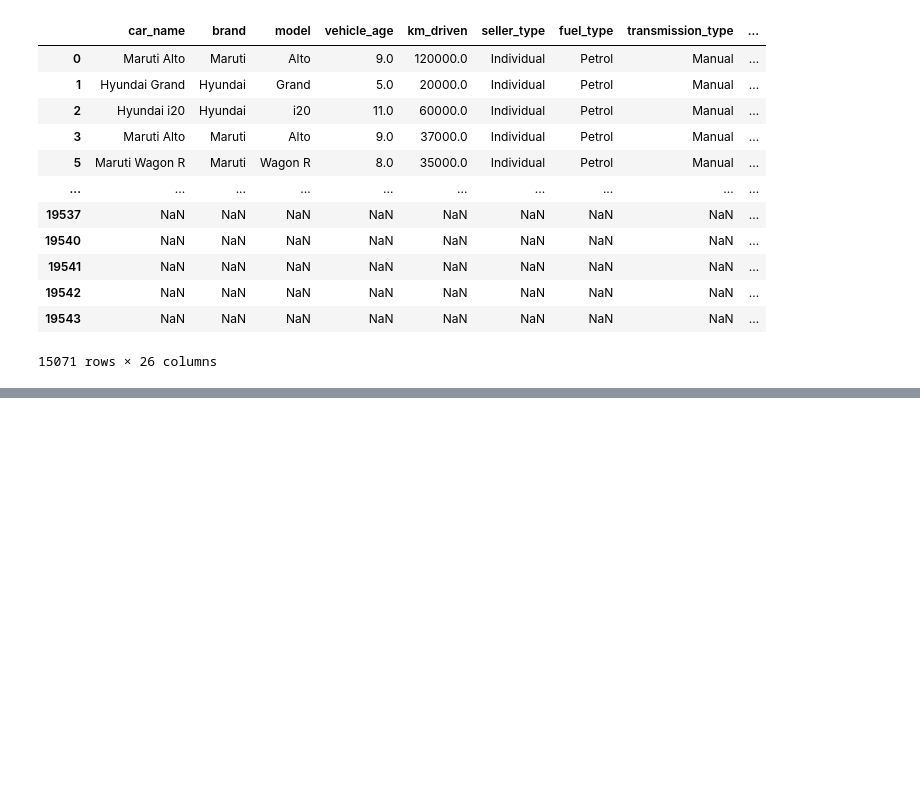
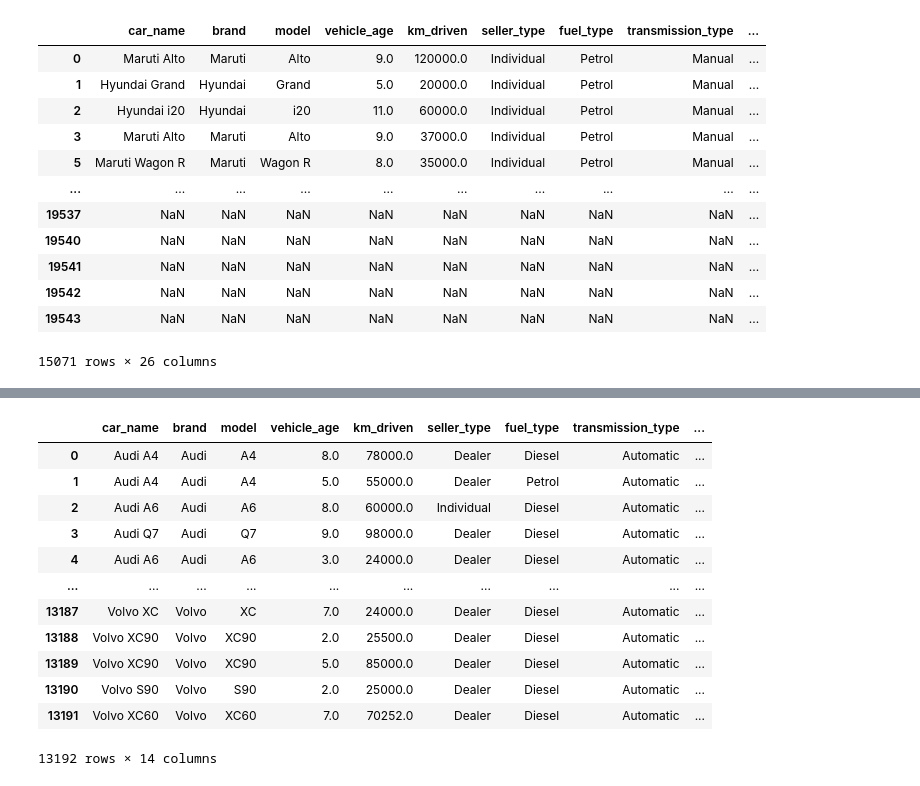
Before and after one commit to AgentAhmed/Data_analysis, a Jupyter notebook: Cardekho_dataset.ipynb, the cells around one changed output, grey strips where cells are left out. Saved outputs shown, nothing was run; the diff lists cells and outputs as text; code cells hidden in the pictures; blank space fills up the shorter version.

```diff
--- a/Cardekho_dataset.ipynb
+++ b/Cardekho_dataset.ipynb
@@ -150,0 +238,18 @@ seller12
+# %%
+merged_RJ_df = pd.merge(high_km_driven_cars,avg_mileage, how='right',on='brand')
+# %%
+merged_RJ_df
+# %% [output]
+|  | car_name | brand | model | vehicle_age | km_driven | seller_type | fuel_type | transmission_type | ... |
+| 0 | Audi A4 | Audi | A4 | 8.0 | 78000.0 | Dealer | Diesel | Automatic | ... |
+| 1 | Audi A4 | Audi | A4 | 5.0 | 55000.0 | Dealer | Petrol | Automatic | ... |
+| 2 | Audi A6 | Audi | A6 | 8.0 | 60000.0 | Individual | Diesel | Automatic | ... |
+| 3 | Audi Q7 | Audi | Q7 | 9.0 | 98000.0 | Dealer | Diesel | Automatic | ... |
+| 4 | Audi A6 | Audi | A6 | 3.0 | 24000.0 | Dealer | Diesel | Automatic | ... |
+| ... | ... | ... | ... | ... | ... | ... | ... | ... | ... |
+| 13187 | Volvo XC | Volvo | XC | 7.0 | 24000.0 | Dealer | Diesel | Automatic | ... |
+| 13188 | Volvo XC90 | Volvo | XC90 | 2.0 | 25500.0 | Dealer | Diesel | Automatic | ... |
+| 13189 | Volvo XC90 | Volvo | XC90 | 5.0 | 85000.0 | Dealer | Diesel | Automatic | ... |
+| 13190 | Volvo S90 | Volvo | S90 | 2.0 | 25000.0 | Dealer | Diesel | Automatic | ... |
+| 13191 | Volvo XC60 | Volvo | XC60 | 7.0 | 70252.0 | Dealer | Diesel | Automatic | ... |
+13192 rows × 14 columns
```
Also changed, not shown: parts of 16 cells of this notebook.
